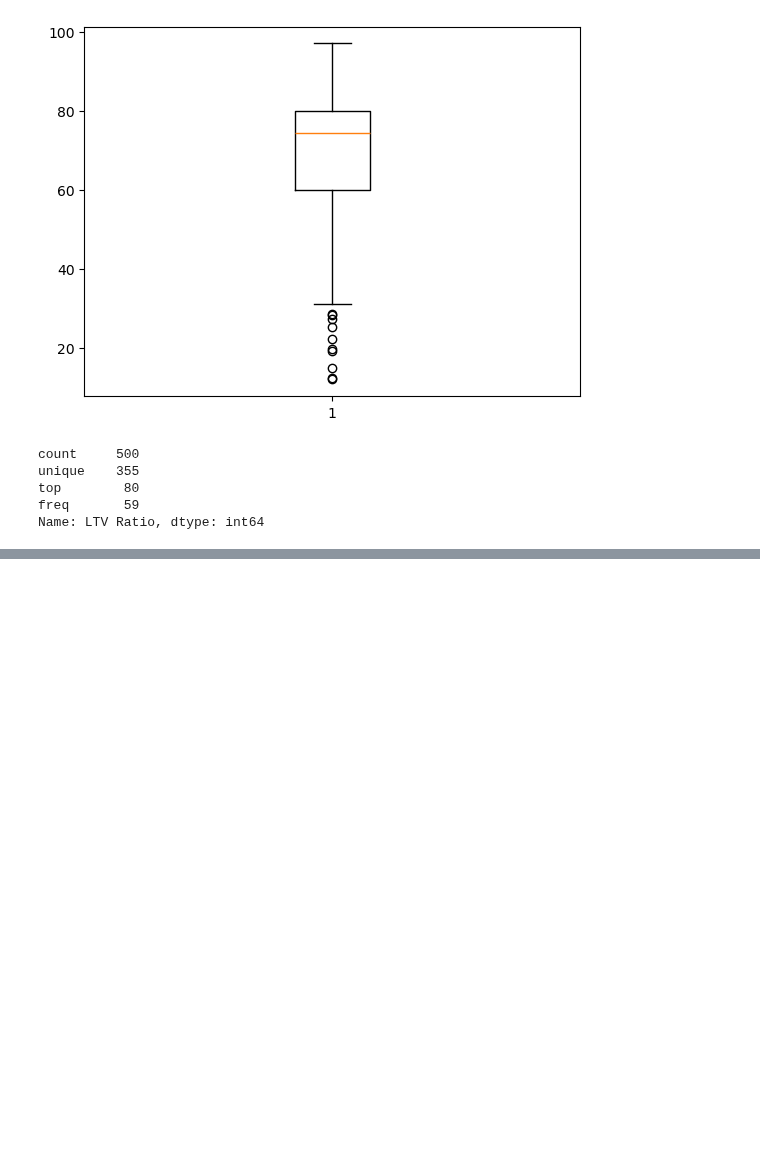
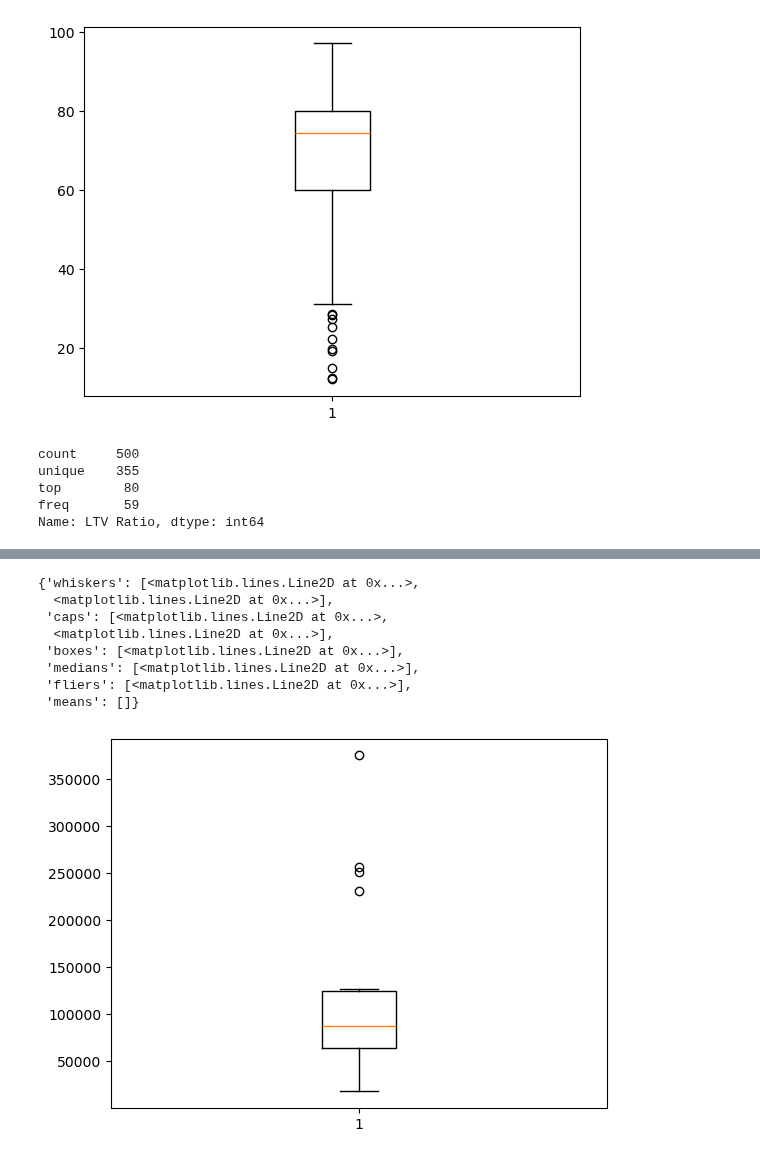
Before and after one commit to KunalNeon/CommBank, a Jupyter notebook: dataSet.ipynb, the cells around one changed output, grey strips where cells are left out. Saved outputs shown, nothing was run; the diff lists cells and outputs as text; code cells hidden in the pictures; blank space fills up the shorter version.

```diff
--- a/dataSet.ipynb
+++ b/dataSet.ipynb
@@ -1083,0 +1099,3 @@ Name: LTV Ratio, dtype: int64
+# %%
+small_ltv=new_data_for_cluster[(new_data_for_cluster["LTV Ratio"]>=1)&(new_data_for_cluster["LTV Ratio"]<=35)].reset_index(drop=True)
+small_ltv
@@ -1083,0 +1120,12 @@ Name: LTV Ratio, dtype: int64
+# %%
+myplot.boxplot(small_ltv["Borrower Annual Income"])
+# %% [output]
+{'whiskers': [<matplotlib.lines.Line2D at 0x...>,
+  <matplotlib.lines.Line2D at 0x...>],
+ 'caps': [<matplotlib.lines.Line2D at 0x...>,
+  <matplotlib.lines.Line2D at 0x...>],
+ 'boxes': [<matplotlib.lines.Line2D at 0x...>],
+ 'medians': [<matplotlib.lines.Line2D at 0x...>],
+ 'fliers': [<matplotlib.lines.Line2D at 0x...>],
+ 'means': []}
+[figure, added]
```
Also changed, not shown: parts of 2 cells of this notebook.
